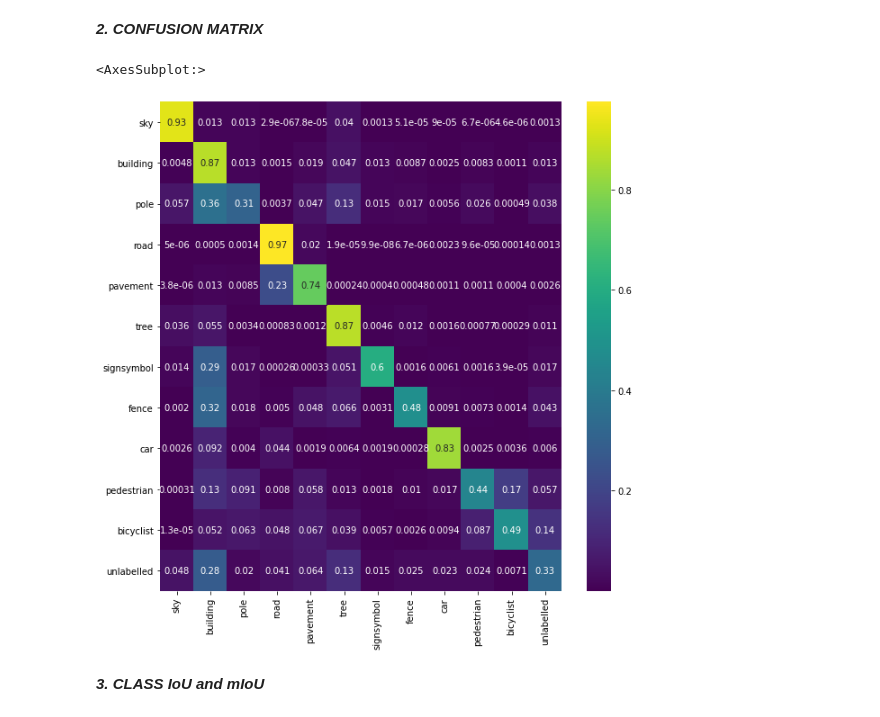
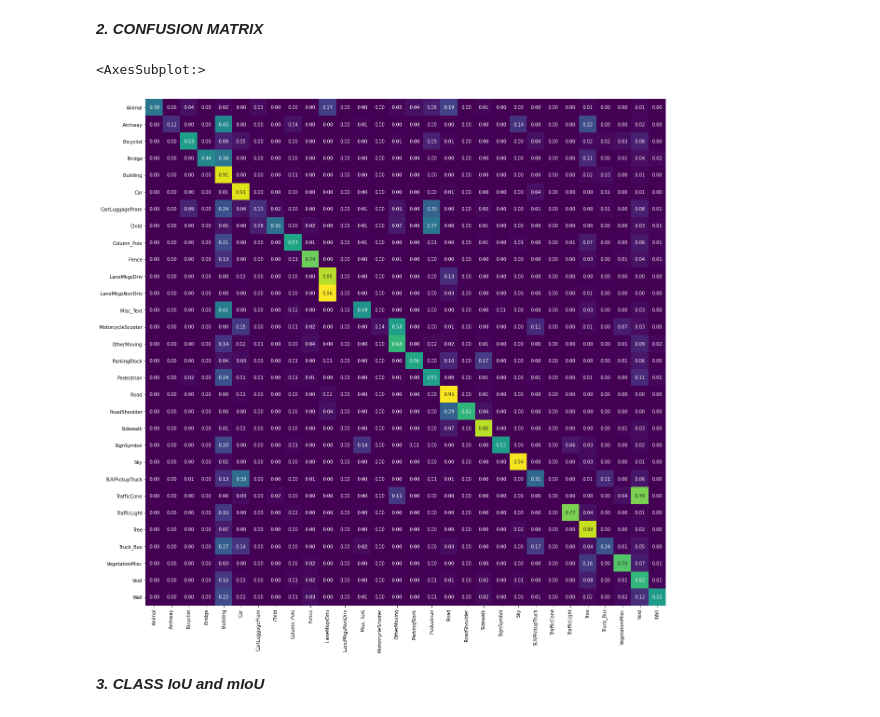
Before and after one commit to madavins/camvid-segmentation, a Jupyter notebook: evaluation.ipynb, the cells around one changed output. Saved outputs shown, nothing was run; the diff lists cells and outputs as text; code cells hidden in the pictures.

```diff
--- a/evaluation.ipynb
+++ b/evaluation.ipynb
@@ -110,12 +131,13 @@ print('Pixel accuracy is {0:.2f}'.format(sk.metrics.accuracy_score(y_true, y_pre
 ***2. CONFUSION MATRIX***
 # %%
 conf_mat = confusion_matrix(y_true, y_pred, normalize='true')
-dataframe = pd.DataFrame(conf_mat, index = CLASSES, columns=CLASSES)
-plt.figure(figsize = (10,10))
-sn.heatmap(dataframe, annot=True, cmap='viridis')
+dataframe = pd.DataFrame(conf_mat, index = camvid_32classes, columns=camvid_32classes)
-# %% [output]
-<AxesSubplot:>
-[figure, removed]
+# %%
+plt.figure(figsize = (20,20))
+sn.heatmap(dataframe, annot=True, cmap='viridis',fmt='.2f', cbar=False)
+# %% [output]
+<AxesSubplot:>
+[figure, added]
 # %% [markdown]
 ***3. CLASS IoU and mIoU***
 # %%
```
Also changed, not shown: parts of 16 cells of this notebook, 16 other files.
